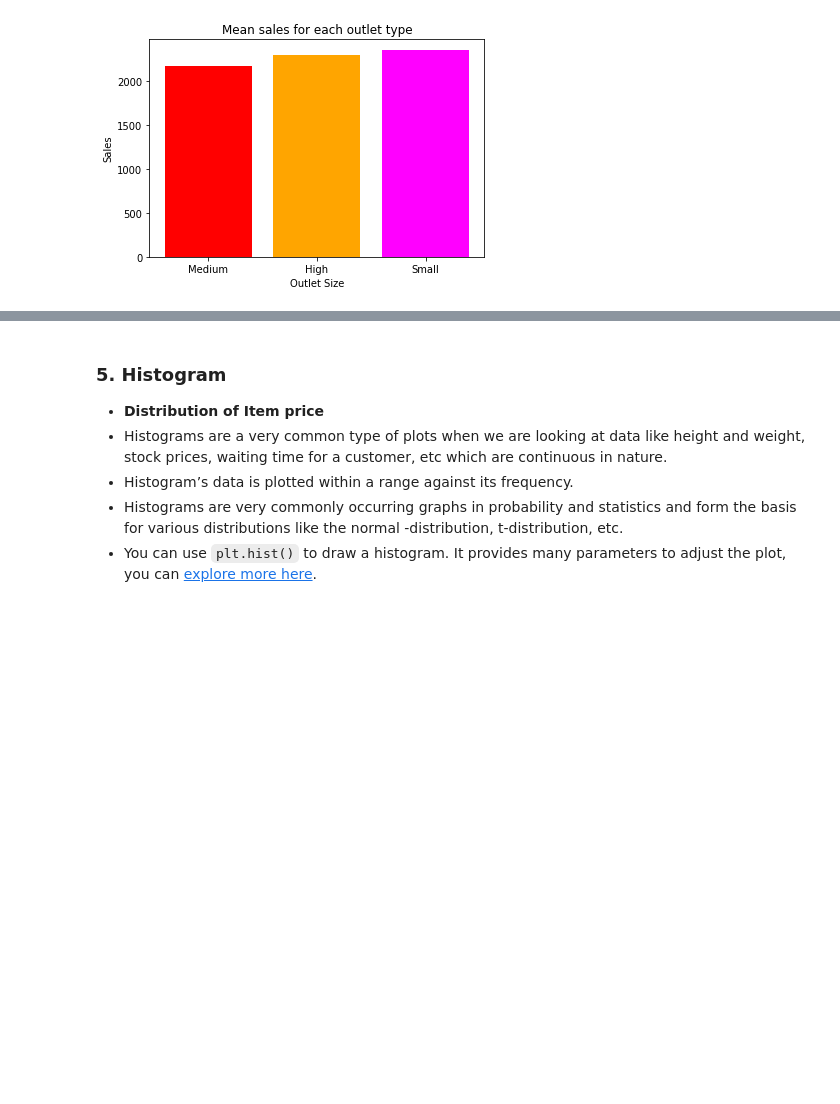
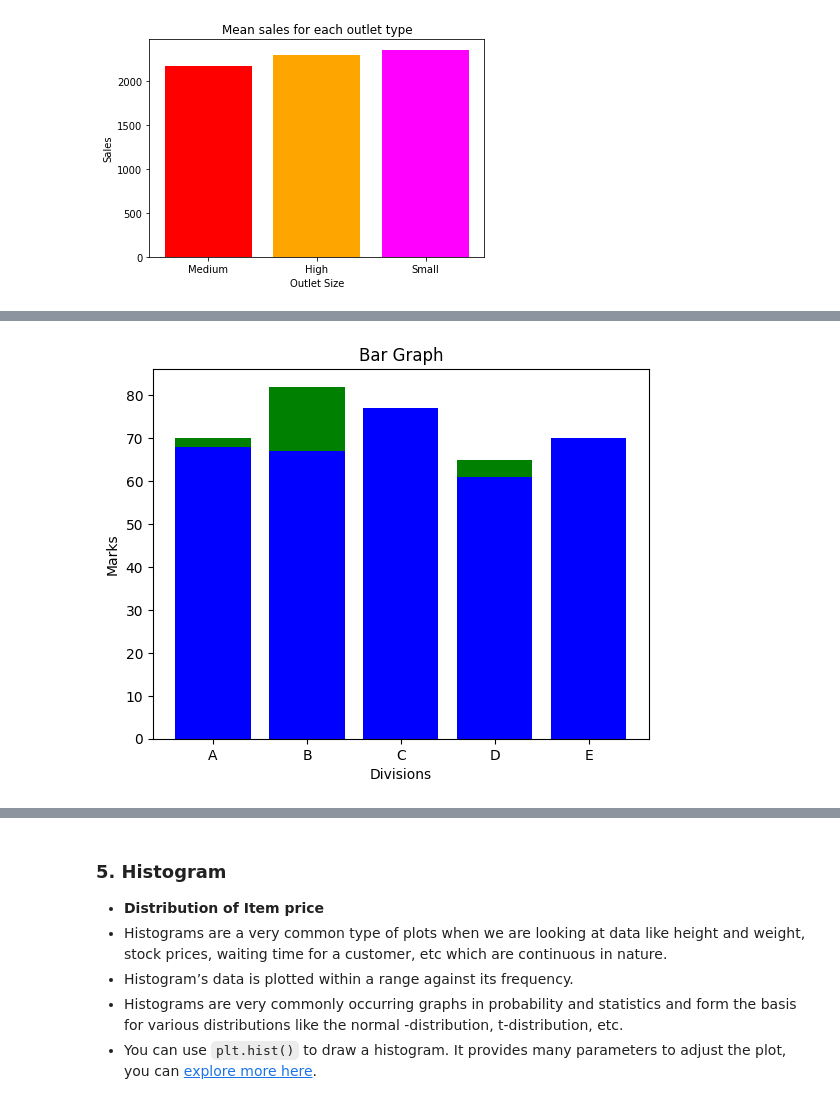
Before and after one commit to Adh101/TechAxis-Data-Science-with-Python-Notes, a Jupyter notebook: Visualization_with_Matplotlib.ipynb, the cells around one changed output, grey strips where cells are left out. Drawn from its saved outputs; the diff is of its cells as text; code cells hidden in the pictures; blank space fills up the shorter version.

```diff
--- a/Visualization_with_Matplotlib.ipynb
+++ b/Visualization_with_Matplotlib.ipynb
@@ -322,0 +344,14 @@ plt.bar(x, y, color=['red', 'orange', 'magenta'])
+# %%
+divisions = ["A", "B", "C", "D", "E"]
+division_avg = [70, 82, 73, 65, 68]
+boys_avg = [68, 67, 77, 61, 70]
+
+plt.bar(divisions, division_avg, color="green", label="Division Marks")
+plt.bar(divisions, boys_avg, color="blue", label="Boys Marks")
+
+plt.title("Bar Graph")
+plt.xlabel("Divisions")
+plt.ylabel("Marks")
+plt.show()
+# %% [output]
+[figure, added]
```
Also changed, not shown: parts of 14 cells of this notebook.
